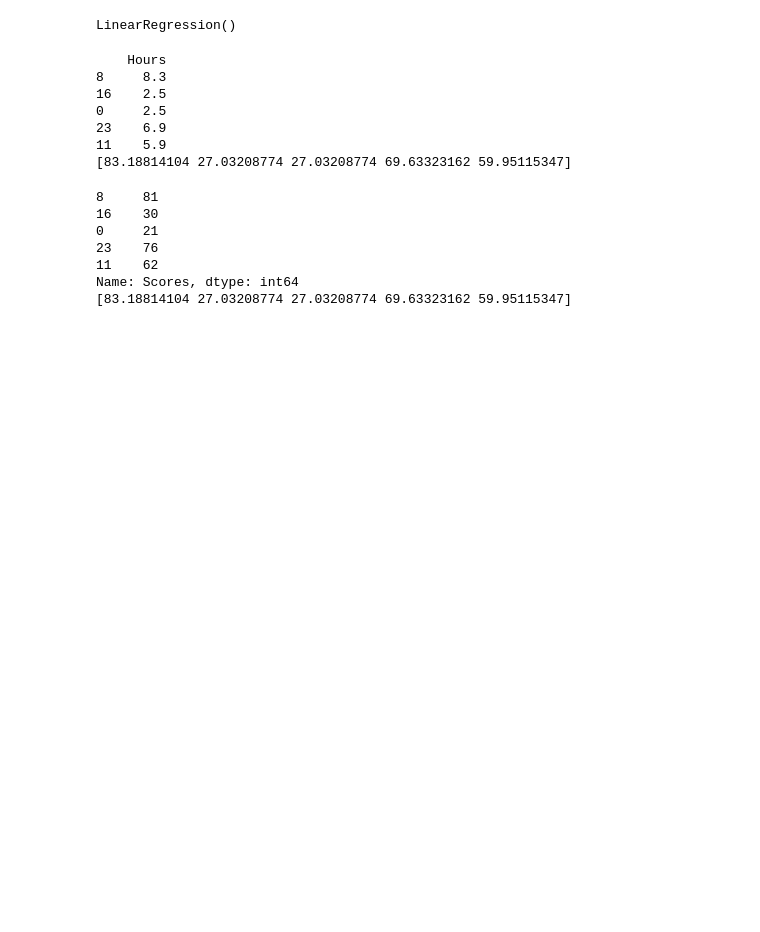
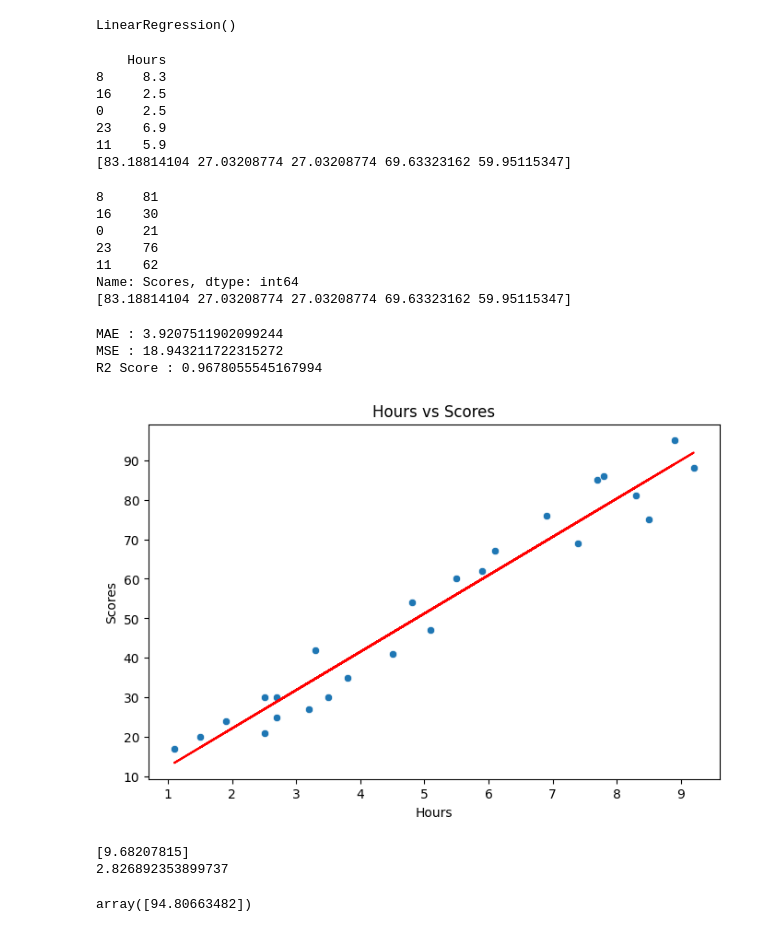
Before and after one commit to rahul-gitt/AI-ML-JOURNEY, a Jupyter notebook: scikit-learn/Students-score-Prediction/main.ipynb, the cells around one changed output. Saved outputs shown, nothing was run; the diff lists cells and outputs as text; code cells hidden in the pictures; blank space fills up the shorter version.

```diff
--- a/scikit-learn/Students-score-Prediction/main.ipynb
+++ b/scikit-learn/Students-score-Prediction/main.ipynb
@@ -132,0 +143,32 @@ Name: Scores, dtype: int64
+# %%
+print("MAE :", mae)
+print("MSE :", mse)
+print("R2 Score :", r2)
+# %% [output]
+MAE : 3.9207511902099244
+MSE : 18.943211722315272
+R2 Score : 0.9678055545167994
+# %%
+plt.figure(figsize=(8,5))
+
+sns.scatterplot(data=df, x="Hours", y="Scores")
+
+plt.plot(X, model.predict(X), color="red")
+
+plt.title("Hours vs Scores")
+plt.xlabel("Hours")
+plt.ylabel("Scores")
+
+plt.show()
+# %% [output]
+[figure, added]
+# %%
+print(model.coef_)
+print(model.intercept_)
+# %% [output]
+[9.68207815]
+2.826892353899737
+# %%
+model.predict([[9.5]])
+# %% [output]
+array([94.80663482])
```
Also changed, not shown: parts of 2 cells of this notebook.
